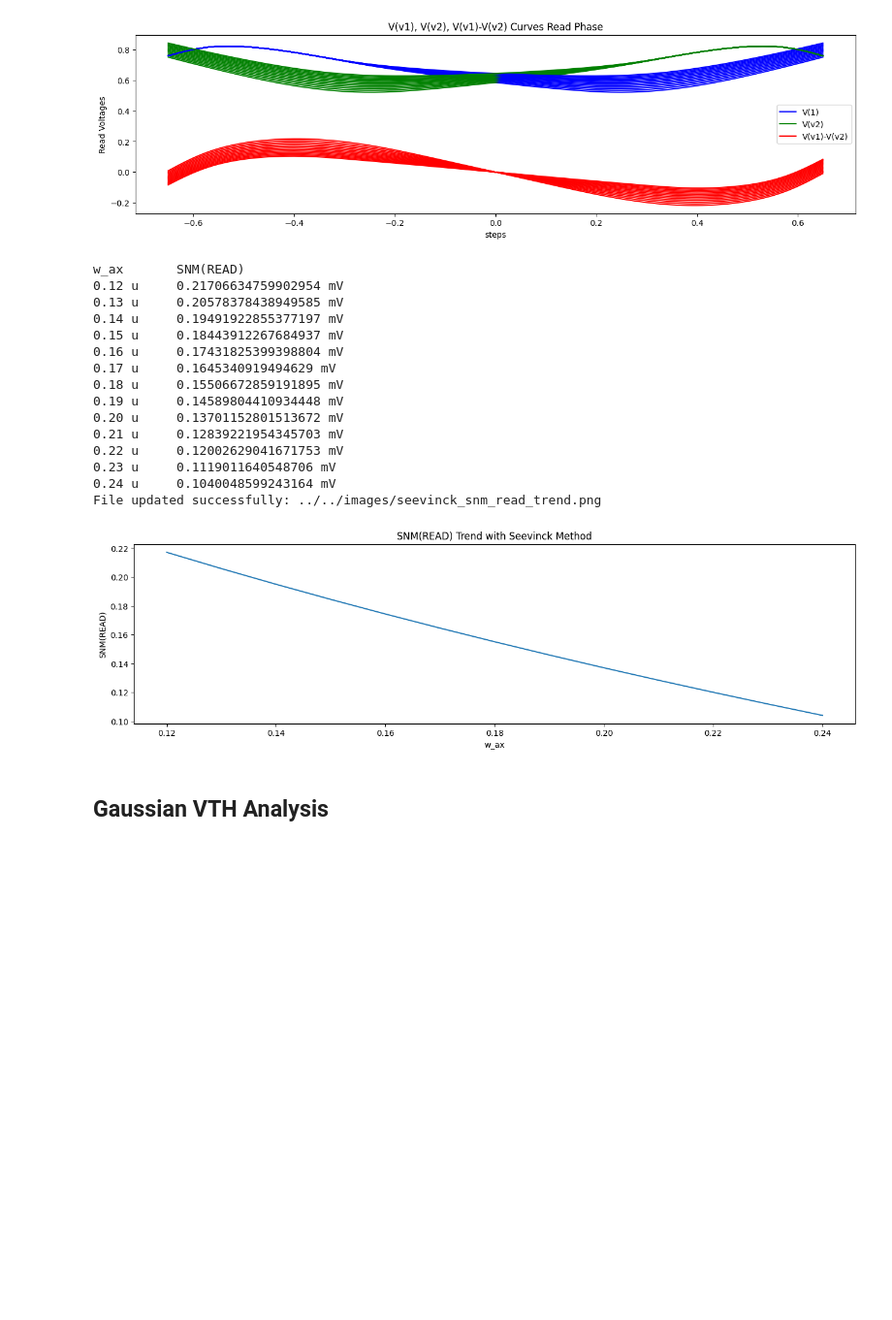
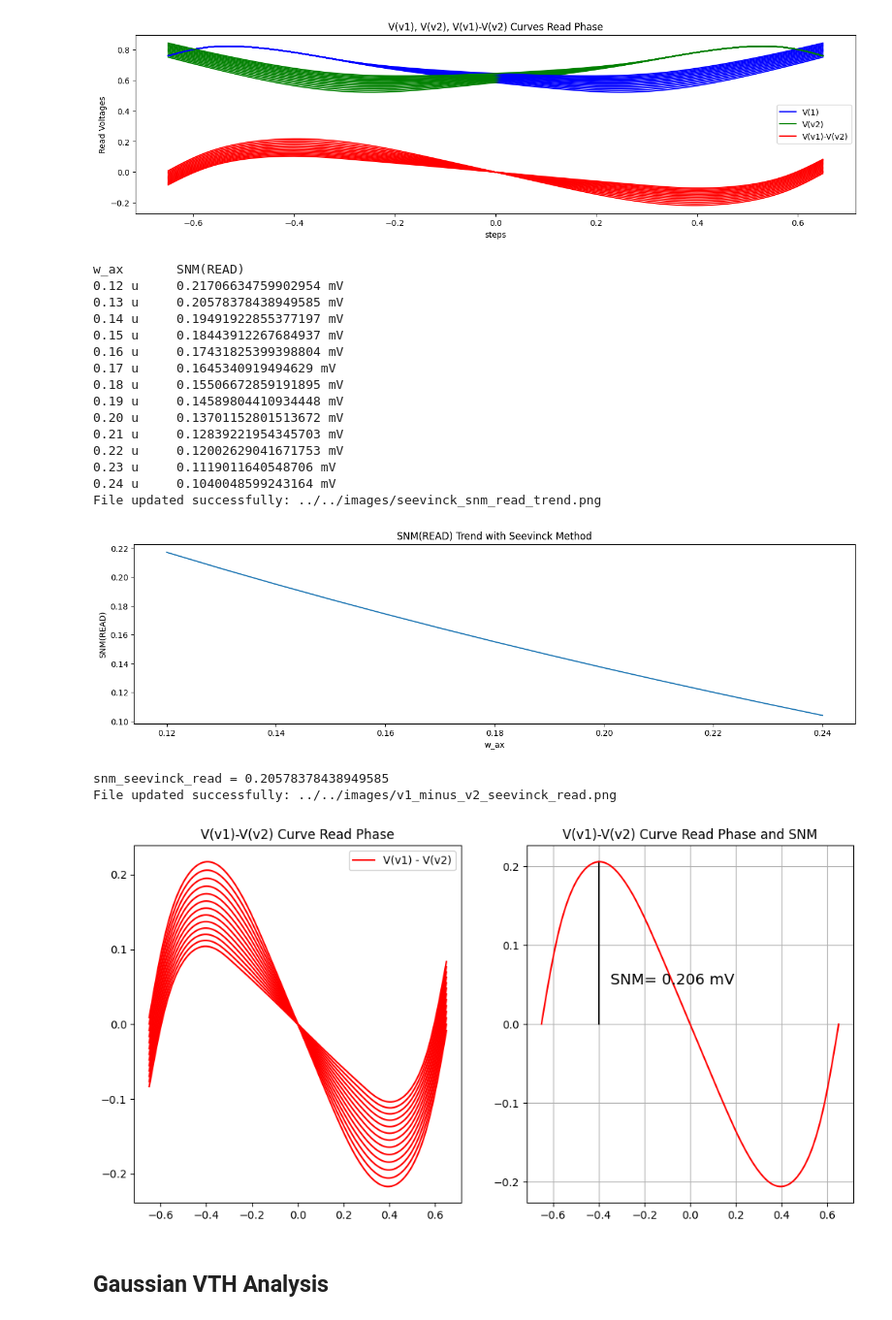
Before and after one commit to gubbriaco/sram-analysis, a Jupyter notebook: python/drv-analysis/drv_analysis.ipynb, the cells around one changed output. Shown at 97% size. Saved outputs shown, nothing was run; the diff lists cells and outputs as text; code cells hidden in the pictures; blank space fills up the shorter version.

Commit message:
snm processing algorithm completed

```diff
--- a/python/drv-analysis/drv_analysis.ipynb
+++ b/python/drv-analysis/drv_analysis.ipynb
@@ -446,6 +447,7 @@ plt.figure(figsize=(16, 4))
 v1 = []
 v2 = []
 v1_minus_v2 = []
+x_seevinck_read = []
 for step in range(len(steps)):
     v1_curr_value = v_1_seevinck_read.get_wave(step)
     v1.append(v1_curr_value)
@@ -453,9 +455,11 @@ for step in range(len(steps)):
     v2.append(v2_curr_value)
     v1_minus_v2_curr_value = v1_curr_value - v2_curr_value
     v1_minus_v2.append(v1_minus_v2_curr_value)
-    plt.plot(vsweep_seevinck_read.get_wave(step), v1_curr_value, label=steps[step], color='blue')
-    plt.plot(vsweep_seevinck_read.get_wave(step), v2_curr_value, label=steps[step], color='green')
-    plt.plot(vsweep_seevinck_read.get_wave(step), v1_minus_v2_curr_value, label=steps[step], color='red')
+    x_seevinck_read_curr_value = vsweep_seevinck_read.get_wave(step)
+    x_seevinck_read.append(x_seevinck_read_curr_value)
+    plt.plot(x_seevinck_read_curr_value, v1_curr_value, label=steps[step], color='blue')
+    plt.plot(x_seevinck_read_curr_value, v2_curr_value, label=steps[step], color='green')
+    plt.plot(x_seevinck_read_curr_value, v1_minus_v2_curr_value, label=steps[step], color='red')
 plt.title("V(v1), V(v2), V(v1)-V(v2) Curves Read Phase")
 plt.xlabel("steps"); plt.ylabel("Read Voltages")
 plt.legend(["V(1)", "V(v2)", "V(v1)-V(v2)"])
@@ -489,33 +493,57 @@ for i_array, v1_minus_v2_array in enumerate(v1_minus_v2):
     w_ax_read_seevinck.append(w_ax_seevinck_curr_value)
     w_ax_seevinck_i_value = w_ax_seevinck_i_value + w_ax_step_seevinck
     formatted_w_ax_seevinck = "{:.2f}".format(w_ax_seevinck_curr_value)
     snm_read_curr = max(v1_minus_v2_curr_array)
     snm_read_seevinck.append(snm_read_curr)
     print("{:<10} {:<30}".format(f'{formatted_w_ax_seevinck} u', f'{snm_read_curr} mV'))
 plt.plot(w_ax_read_seevinck, snm_read_seevinck)
 plt.title("SNM(READ) Trend with Seevinck Method")
 plt.xlabel("w_ax"); plt.ylabel("SNM(READ)")
 seevinck_snm_read_trend_path_image = os.path.join(images, "seevinck_snm_read_trend.png")
 check_output_image(seevinck_snm_read_trend_path_image)
 plt.savefig(seevinck_snm_read_trend_path_image)
 plt.show()
+
+
+fig, axs = plt.subplots(1, 2, figsize=(12, 6))
+w_ax_pick_pos_seevinck_read = 1
+vq_seevinck_read = v1
+vqneg_seevinck_read = v2
+vq_vqneg_seevinck_read = vq_seevinck_read[w_ax_pick_pos_seevinck_read] - vqneg_seevinck_read[w_ax_pick_pos_seevinck_read]
+for vq_array, vqneg_array in zip(vq_seevinck_read, vqneg_seevinck_read):
+    vq_vqneg_array = vq_array - vqneg_array
+    axs[0].plot(x_seevinck_read[w_ax_pick_pos_seevinck_read], vq_vqneg_array, color='red')
+axs[0].set_title("V(v1)-V(v2) Curve Read Phase")
+axs[0].legend(["V(v1) - V(v2)"])
+
+snm_seevinck_read = seevinck_processing(x_v1_minus_v2=x_seevinck_read[w_ax_pick_pos_seevinck_read], v1_minus_v2=vq_vqneg_seevinck_read, ax=axs[1])
+axs[1].set_title("V(v1)-V(v2) Curve Read Phase and SNM")
+print(f'snm_seevinck_read = {snm_seevinck_read}')
+
+v1_minus_v2_seevinck_read_path_image = os.path.join(images, "v1_minus_v2_seevinck_read.png")
+check_output_image(v1_minus_v2_seevinck_read_path_image)
+plt.savefig(v1_minus_v2_seevinck_read_path_image)
+plt.show()
 # %% [output]
 w_ax       SNM(READ)
 0.12 u     0.21706634759902954 mV
 0.13 u     0.20578378438949585 mV
 0.14 u     0.19491922855377197 mV
 0.15 u     0.18443912267684937 mV
 0.16 u     0.17431825399398804 mV
 0.17 u     0.1645340919494629 mV
 0.18 u     0.15506672859191895 mV
 0.19 u     0.14589804410934448 mV
 0.20 u     0.13701152801513672 mV
 0.21 u     0.12839221954345703 mV
 0.22 u     0.12002629041671753 mV
 0.23 u     0.1119011640548706 mV
 0.24 u     0.1040048599243164 mV
 File updated successfully: ../../images/seevinck_snm_read_trend.png
 [figure]
+snm_seevinck_read = 0.20578378438949585
+File updated successfully: ../../images/v1_minus_v2_seevinck_read.png
+[figure, added]
 # %% [markdown]
 <h2>Gaussian VTH Analysis</h2>
 # %% [markdown]
```
Also changed, not shown: parts of 7 cells of this notebook, 20 other files.
